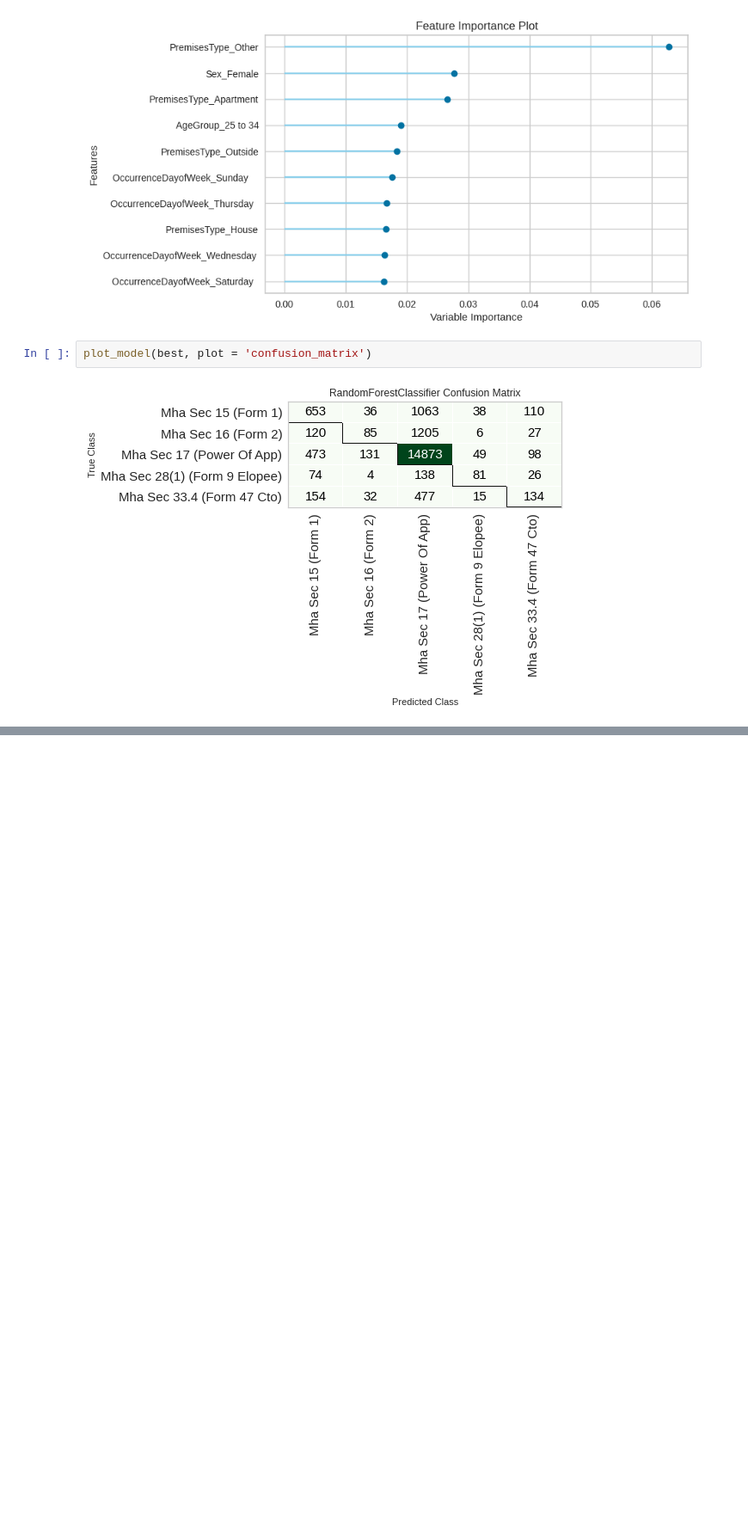
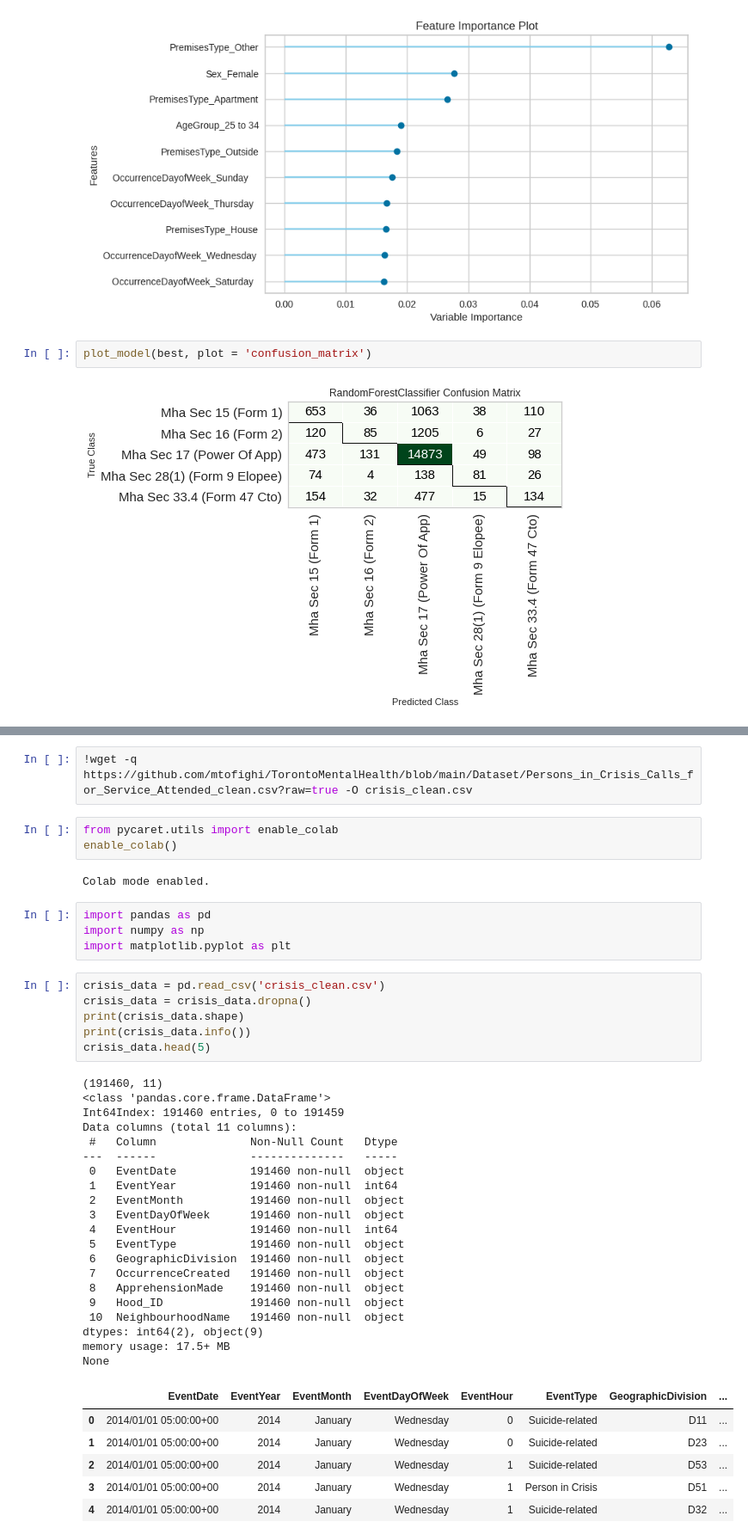
Before and after one commit to mtofighi/TorontoMentalHealth, a Jupyter notebook: TorontoMentalHealth.ipynb, the cells around one changed output, grey strips where cells are left out. Shown at 86% size. Cells and saved outputs as stored; diff of their text form; blank space fills up the shorter version.

```diff
--- a/TorontoMentalHealth.ipynb
+++ b/TorontoMentalHealth.ipynb
@@ -182,0 +224,44 @@ plot_model(best, plot = 'confusion_matrix')
+# %%
+!wget -q https://github.com/mtofighi/TorontoMentalHealth/blob/main/Dataset/Persons_in_Crisis_Calls_for_Service_Attended_clean.csv?raw=true -O crisis_clean.csv
+# %%
+from pycaret.utils import enable_colab
+enable_colab()
+# %% [output]
+Colab mode enabled.
+# %%
+import pandas as pd
+import numpy as np
+import matplotlib.pyplot as plt
+# %%
+crisis_data = pd.read_csv('crisis_clean.csv')
+crisis_data = crisis_data.dropna()
+print(crisis_data.shape)
+print(crisis_data.info())
+crisis_data.head(5)
+# %% [output]
+(191460, 11)
+<class 'pandas.core.frame.DataFrame'>
+Int64Index: 191460 entries, 0 to 191459
+Data columns (total 11 columns):
+ #   Column              Non-Null Count   Dtype
+---  ------              --------------   -----
+ 0   EventDate           191460 non-null  object
+ 1   EventYear           191460 non-null  int64
+ 2   EventMonth          191460 non-null  object
+ 3   EventDayOfWeek      191460 non-null  object
+ 4   EventHour           191460 non-null  int64
+ 5   EventType           191460 non-null  object
+ 6   GeographicDivision  191460 non-null  object
+ 7   OccurrenceCreated   191460 non-null  object
+ 8   ApprehensionMade    191460 non-null  object
+ 9   Hood_ID             191460 non-null  object
+ 10  NeighbourhoodName   191460 non-null  object
+dtypes: int64(2), object(9)
+memory usage: 17.5+ MB
+None
+|  | EventDate | EventYear | EventMonth | EventDayOfWeek | EventHour | EventType | GeographicDivision | ... |
+| 0 | 2014/01/01 05:00:00+00 | 2014 | January | Wednesday | 0 | Suicide-related | D11 | ... |
+| 1 | 2014/01/01 05:00:00+00 | 2014 | January | Wednesday | 0 | Suicide-related | D23 | ... |
+| 2 | 2014/01/01 05:00:00+00 | 2014 | January | Wednesday | 1 | Suicide-related | D53 | ... |
+| 3 | 2014/01/01 05:00:00+00 | 2014 | January | Wednesday | 1 | Person in Crisis | D51 | ... |
+| 4 | 2014/01/01 05:00:00+00 | 2014 | January | Wednesday | 1 | Suicide-related | D32 | ... |
```
Also changed, not shown: parts of 10 cells of this notebook.
